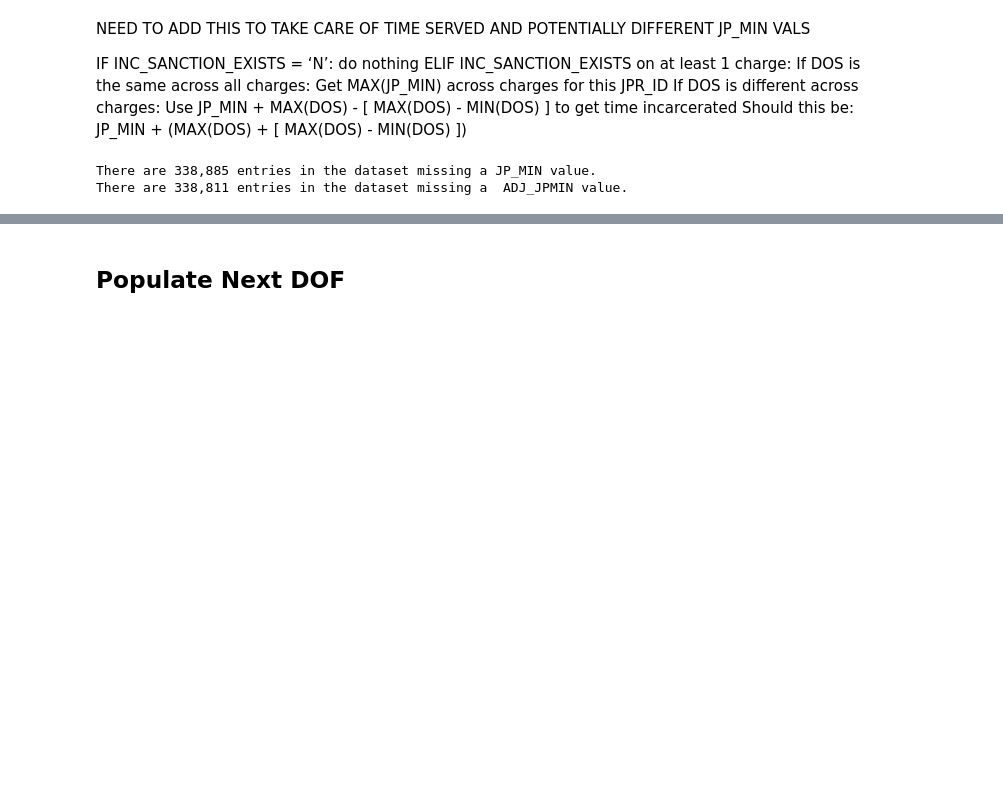
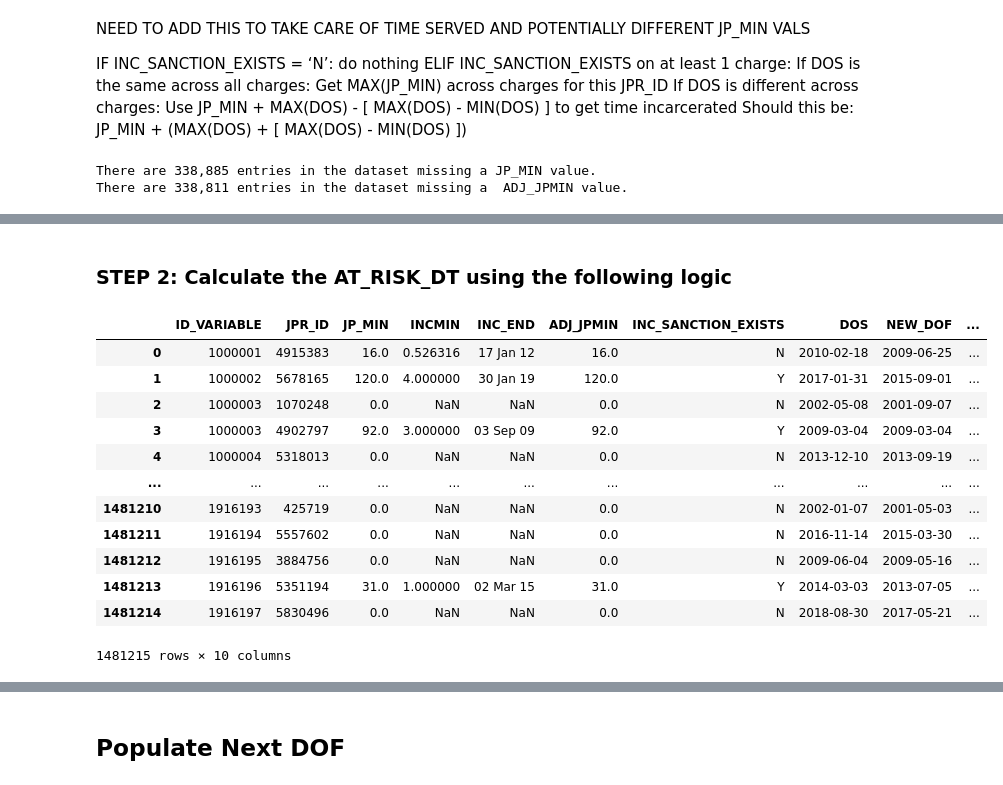
Before and after one commit to aud-z/PA_sentencing, a Jupyter notebook: data_cleaning_pipeline.ipynb, the cells around one changed output, grey strips where cells are left out. Cells and saved outputs as stored; diff of their text form; code cells hidden in the pictures; blank space fills up the shorter version.

```diff
--- a/data_cleaning_pipeline.ipynb
+++ b/data_cleaning_pipeline.ipynb
@@ -333,15 +362,19 @@ There are 338,811 entries in the dataset missing a  ADJ_JPMIN value.
+# %% [markdown]
+### **STEP 2:** Calculate the AT_RISK_DT using the following logic
 # %%
 def create_at_risk_date(row):
     #need to account for REALLY large JP_MIN values
     #20 years in days = 10 * 365
 
-    upper_limit = 20.0 * 365.0
+    # Because of this error message OverflowError: Python int too large to convert to C long
+    # 25 is more years than we have in our data, so their at_risk date also get set to some value far in the future
+    upper_limit = 25.0 * 365.0
 
     num_days_in_month = 30.0
 
     #if offense has a life or death flag, set their at_risk_date abritarily large
     if row['OFN_LIFE_DEATH'] == "Y":
-        at_risk_date = pd.to_datetime('9999-12-31')
+        at_risk_date = pd.to_datetime('2035-12-31')
 
     #if they were not incarcerated, then their at risk date is just their date of offense
     if row["INC_SANCTION_EXISTS"] == "N":
@@ -350,50 +383,64 @@ def create_at_risk_date(row):
     #if they were incarcerated, look at the below logic to determine their at-risk date
     else:
 
-        #if row["ADJ_JPMIN"] < upper_limit:
+        if row["ADJ_JPMIN"] < upper_limit:
 
-        if row["INC_SANCTION_EXISTS"] == "Y" and pd.notna(row['ADJ_JPMIN']):
-            at_risk_date = row['DOS'] + pd.Timedelta(days = row['ADJ_JPMIN'])
+            if row["INC_SANCTION_EXISTS"] == "Y" and pd.notna(row['ADJ_JPMIN']):
+                at_risk_date = row['DOS'] + pd.Timedelta(days = row['ADJ_JPMIN'])
 
-        elif row["INC_SANCTION_EXISTS"] == "Y" and pd.notna(row['INCMIN']):
-            at_risk_date = row['DOS'] + pd.Timedelta(days = row['INCMIN'] * num_days_in_month)
+            elif row["INC_SANCTION_EXISTS"] == "Y" and pd.notna(row['INCMIN']):
+                at_risk_date = row['DOS'] + pd.Timedelta(days = row['INCMIN'] * num_days_in_month)
 
-        #these are individuals who have life and death sentences
-        #their inc_end date = 12/31/9999 -- see codebook for more details
-        # elif row["INC_SANCTION_EXISTS"] == "Y" and pd.isna(row['INCMIN']) and pd.isna(row['ADJ_JPMIN']):
-        #     at_risk_date = row["INC_END"]
+            #these are individuals who have life and death sentences
+            #their inc_end date = 12/31/9999 -- see codebook for more details
+            # elif row["INC_SANCTION_EXISTS"] == "Y" and pd.isna(row['INCMIN']) and pd.isna(row['ADJ_JPMIN']):
+            #     at_risk_date = row["INC_END"]
 
-        # elif row["INC_SANCTION_EXISTS"] == "N":
-        #     at_risk_date = row['NEW_DOF']
+            # elif row["INC_SANCTION_EXISTS"] == "N":
+            #     at_risk_date = row['NEW_DOF']
+
+            else:
+                at_risk_date = row['INC_END']
 
         else:
-            at_risk_date = row['INC_END']
-
-        #else:
-           # at_risk_date = row["INC_END"]
+            at_risk_date = pd.to_datetime('2035-12-31')
 
     return at_risk_date
 
 
 # df["AT_RISK_DT"] = np.where(
 #     df['INC_SANCTION_EXISTS'] == "Y" and pd.notna(df['JP_MIN']), 1, 0)
 
 # test = df[:2000]
 # #apply the function to the data (row by row)
 # test["AT_RISK_DT"] = test.apply(create_at_risk_date, axis = 1)
 
 #  #adjust so that the times do not include minutes and seconds
 # test["AT_RISK_DT"] = pd.to_datetime(test["AT_RISK_DT"]).dt.date
 
 # # #inspect the results
 # test[['ID_VARIABLE', 'JPR_ID',"JP_MIN", "INCMIN", "INC_END", "ADJ_JPMIN", "INC_SANCTION_EXISTS", "DOS", "NEW_DOF", "AT_RISK_DT"]]
 
 #test = df[:2000]
 #apply the function to the data (row by row)
-df["AT_RISK_DT"] = df.apply(create_at_risk_date, axis = 1)
+df_collapsed["AT_RISK_DT"] = df_collapsed.apply(create_at_risk_date, axis = 1)
 
  #adjust so that the times do not include minutes and seconds
-df["AT_RISK_DT"] = pd.to_datetime(df["AT_RISK_DT"]).dt.date
+df_collapsed["AT_RISK_DT"] = pd.to_datetime(df_collapsed["AT_RISK_DT"]).dt.date
 
 # #inspect the results
-df[['ID_VARIABLE', 'JPR_ID',"JP_MIN", "INCMIN", "INC_END", "ADJ_JPMIN", "INC_SANCTION_EXISTS", "DOS", "NEW_DOF", "AT_RISK_DT"]]
+df_collapsed[['ID_VARIABLE', 'JPR_ID',"JP_MIN", "INCMIN", "INC_END", "ADJ_JPMIN", "INC_SANCTION_EXISTS", "DOS", "NEW_DOF", "AT_RISK_DT"]]
+# %% [output]
+|  | ID_VARIABLE | JPR_ID | JP_MIN | INCMIN | INC_END | ADJ_JPMIN | INC_SANCTION_EXISTS | DOS | NEW_DOF | ... |
+| 0 | 1000001 | 4915383 | 16.0 | 0.526316 | 17 Jan 12 | 16.0 | N | 2010-02-18 | 2009-06-25 | ... |
+| 1 | 1000002 | 5678165 | 120.0 | 4.000000 | 30 Jan 19 | 120.0 | Y | 2017-01-31 | 2015-09-01 | ... |
+| 2 | 1000003 | 1070248 | 0.0 | NaN | NaN | 0.0 | N | 2002-05-08 | 2001-09-07 | ... |
+| 3 | 1000003 | 4902797 | 92.0 | 3.000000 | 03 Sep 09 | 92.0 | Y | 2009-03-04 | 2009-03-04 | ... |
+| 4 | 1000004 | 5318013 | 0.0 | NaN | NaN | 0.0 | N | 2013-12-10 | 2013-09-19 | ... |
+| ... | ... | ... | ... | ... | ... | ... | ... | ... | ... | ... |
+| 1481210 | 1916193 | 425719 | 0.0 | NaN | NaN | 0.0 | N | 2002-01-07 | 2001-05-03 | ... |
+| 1481211 | 1916194 | 5557602 | 0.0 | NaN | NaN | 0.0 | N | 2016-11-14 | 2015-03-30 | ... |
+| 1481212 | 1916195 | 3884756 | 0.0 | NaN | NaN | 0.0 | N | 2009-06-04 | 2009-05-16 | ... |
+| 1481213 | 1916196 | 5351194 | 31.0 | 1.000000 | 02 Mar 15 | 31.0 | Y | 2014-03-03 | 2013-07-05 | ... |
+| 1481214 | 1916197 | 5830496 | 0.0 | NaN | NaN | 0.0 | N | 2018-08-30 | 2017-05-21 | ... |
+1481215 rows × 10 columns
```
Also changed, not shown: parts of 24 cells of this notebook.
